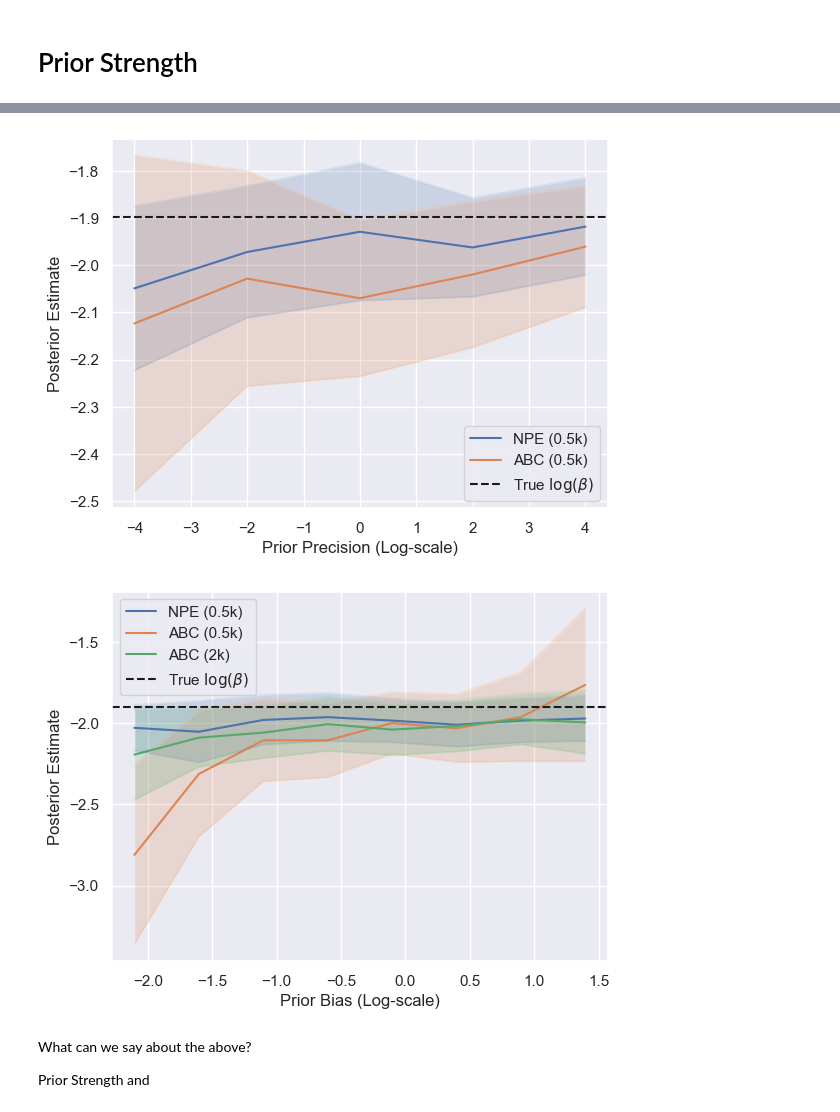
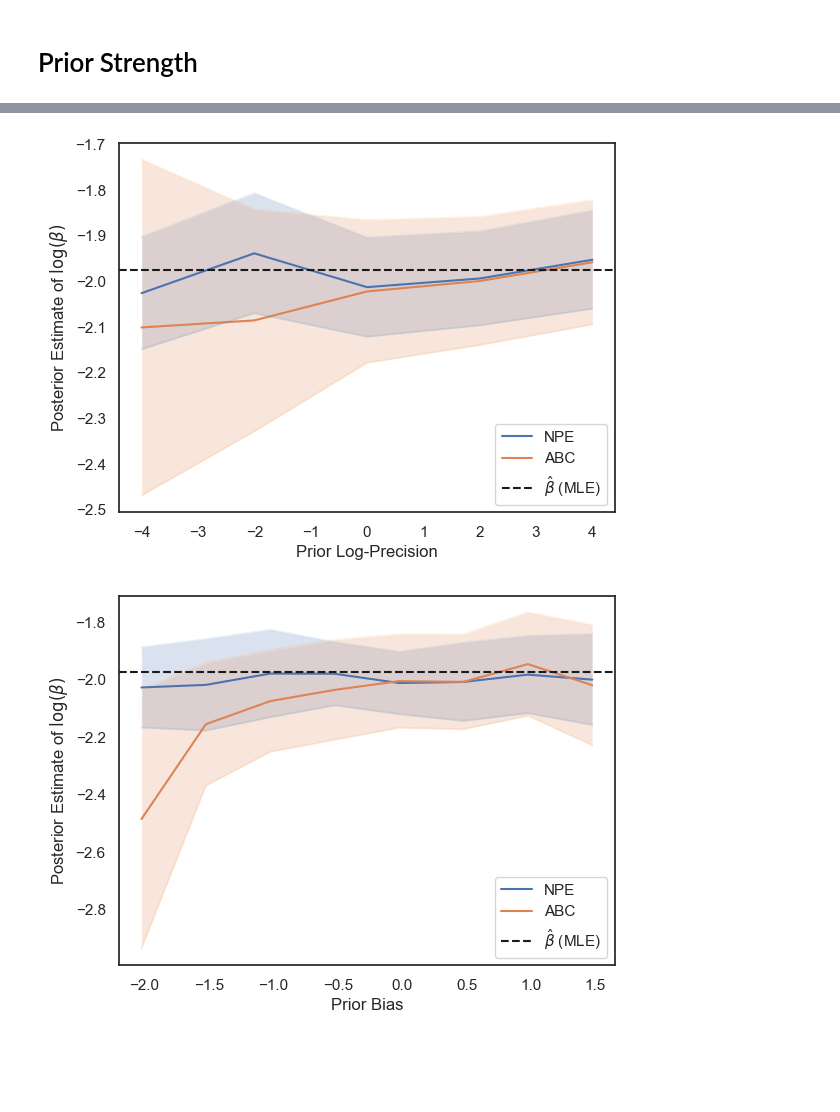
Before and after one commit to epibayes/np-epid, a Jupyter notebook: notebooks/si_sim.ipynb, the cells around one changed output, grey strips where cells are left out. Cells and saved outputs as stored; diff of their text form; code cells hidden in the pictures; blank space fills up the shorter version.

```diff
--- a/notebooks/si_sim.ipynb
+++ b/notebooks/si_sim.ipynb
@@ -11,3 +12,5 @@ from scipy.stats import norm, lognorm
+# %%
+run_abc = False
 # %%
 sns.set_theme()
 sns.set_style("white")
@@ -438,8 +429,10 @@ abc_lower, abc_upper = df_ps_abc["mu"] - abc_error, df_ps_abc["mu"] + abc_error
+# %%
+mle_est = -1.976
 # %%
-plt.plot(df_ps_npe["log_precision"], df_ps_npe["mu"], label="NPE (0.5k)")
-plt.plot(df_ps_abc["log_precision"], df_ps_abc["mu"], label="ABC (0.5k)")
+plt.plot(df_ps_npe["log_precision"], df_ps_npe["mu"], label="NPE")
+plt.plot(df_ps_abc["log_precision"], df_ps_abc["mu"], label="ABC")
 # plt.plot(df_ps_abc2["log_precision"], df_ps_abc2["mu"], label="ABC (2k)")
-plt.axhline(np.log(.15), linestyle="--", color="k", label=r"True $\log (\beta)$")
+plt.axhline(mle_est, linestyle="--", color="k", label=r"$\hat \beta$ (MLE)")
 
 plt.plot(df_ps_npe["log_precision"],
          npe_lower, color='tab:blue', alpha=0.1)
@@ -453,19 +446,14 @@ plt.plot(df_ps_npe["log_precision"],
          abc_upper, color='tab:orange', alpha=0.1)
 plt.fill_between(df_ps_npe["log_precision"], abc_lower, abc_upper, alpha=0.2)
 
-# plt.plot(df_ps_npe["log_precision"],
-#          abc_lower2, color='tab:green', alpha=0.1)
-# plt.plot(df_ps_npe["log_precision"],
-#          abc_upper2, color='tab:green', alpha=0.1)
-# plt.fill_between(df_ps_npe["log_precision"], abc_lower2, abc_upper2, alpha=0.2)
-
-plt.xlabel("Prior Precision (Log-scale)")
-plt.ylabel("Posterior Estimate")
+plt.xlabel("Prior Log-Precision")
+plt.ylabel(r"Posterior Estimate of $\log(\beta)$")
 plt.legend()
+plt.savefig("images/prior_precision.png")
 plt.show()
 # %% [output]
-[figure, old version]
+[figure, new version]
 # %%
-df_prior_mu = pd.read_csv("prior_strength2.csv")[["mu", "sigma", "prior_mu", "n_sample"]]
-df_prior_mu["method"] = "NPE"
+df_prior_bias = pd.read_csv("prior_bias.csv")[["mu", "sigma", "prior_mu", "n_sample"]]
+df_prior_bias["method"] = "NPE"
 # %%
@@ -496,49 +482,42 @@ df_prior_mu = pd.concat([df_prior_mu, df_temp])
 # %%
+df_prior_mu = pd.concat([df_prior_bias, df_temp])
+
 df_prior_mu = df_prior_mu.sort_values(["method", "prior_mu"])
 
 df_pm_npe = df_prior_mu[df_prior_mu["method"] == "NPE"]
-df_pm_abc1 = df_prior_mu[(df_prior_mu["method"] == "ABC") & (df_prior_mu["n_sample"] == 500)]
+df_pm_abc = df_prior_mu[(df_prior_mu["method"] == "ABC")]
 
-df_pm_abc2 = df_prior_mu[(df_prior_mu["method"] == "ABC") & (df_prior_mu["n_sample"] == 2000)]
 
 npe_error = df_pm_npe["sigma"]
-abc_error1 = df_pm_abc1["sigma"]
-abc_error2 = df_pm_abc2["sigma"]
+abc_error = df_pm_abc["sigma"]
 
 npe_lower, npe_upper = df_pm_npe["mu"] - npe_error, df_pm_npe["mu"] + npe_error
 
-abc_lower1, abc_upper1 = df_pm_abc1["mu"] - abc_error1, df_pm_abc1["mu"] + abc_error1
+abc_lower, abc_upper = df_pm_abc["mu"] - abc_error, df_pm_abc["mu"] + abc_error
 
-abc_lower2, abc_upper2 = df_pm_abc2["mu"] - abc_error2, df_pm_abc2["mu"] + abc_error2
-
-x = df_pm_npe["prior_mu"] - np.log(.15)
+x = df_pm_npe["prior_mu"] - mle_est
 # %%
-plt.plot(x, df_pm_npe["mu"], label="NPE (0.5k)")
-plt.plot(x, df_pm_abc1["mu"], label="ABC (0.5k)")
-plt.plot(x, df_pm_abc2["mu"], label="ABC (2k)")
+plt.plot(x, df_pm_npe["mu"], label="NPE")
+plt.plot(x, df_pm_abc["mu"], label="ABC")
 
-plt.axhline(np.log(.15), linestyle="--", color="k", label=r"True $\log (\beta)$")
+plt.axhline(mle_est, linestyle="--", color="k", label=r"$\hat \beta$ (MLE)")
 
 plt.plot(x,
          npe_lower, color='tab:blue', alpha=0.1)
 plt.plot(x,
          npe_upper, color='tab:blue', alpha=0.1)
 plt.fill_between(x, npe_lower, npe_upper, alpha=0.2)
 
 plt.plot(x,
-         abc_lower1, color='tab:orange', alpha=0.1)
+         abc_lower, color='tab:orange', alpha=0.1)
 plt.plot(x,
-         abc_upper1, color='tab:orange', alpha=0.1)
-plt.fill_between(x, abc_lower1, abc_upper1, alpha=0.2)
+         abc_upper, color='tab:orange', alpha=0.1)
+plt.fill_between(x, abc_lower, abc_upper, alpha=0.2)
 
-plt.plot(x,
-         abc_lower2, color='tab:green', alpha=0.1)
-plt.plot(x,
-         abc_upper2, color='tab:green', alpha=0.1)
-plt.fill_between(x, abc_lower2, abc_upper2, alpha=0.2)
-plt.xlabel("Prior Bias (Log-scale)")
-plt.ylabel("Posterior Estimate")
+plt.xlabel("Prior Bias")
+plt.ylabel(r"Posterior Estimate of $\log(\beta)$")
 plt.legend()
+plt.savefig("images/prior_bias.png")
 plt.show()
 # %% [output]
-[figure, old version]
+[figure, new version]
@@ -556,4 +523,0 @@ abc_lower, abc_upper = df_ps_abc["mu"] - abc_error, df_ps_abc["mu"] + abc_error
-# %% [markdown]
-What can we say about the above?
-
-Prior Strength and
```
Also changed, not shown: parts of 37 cells of this notebook, 7 other files.
